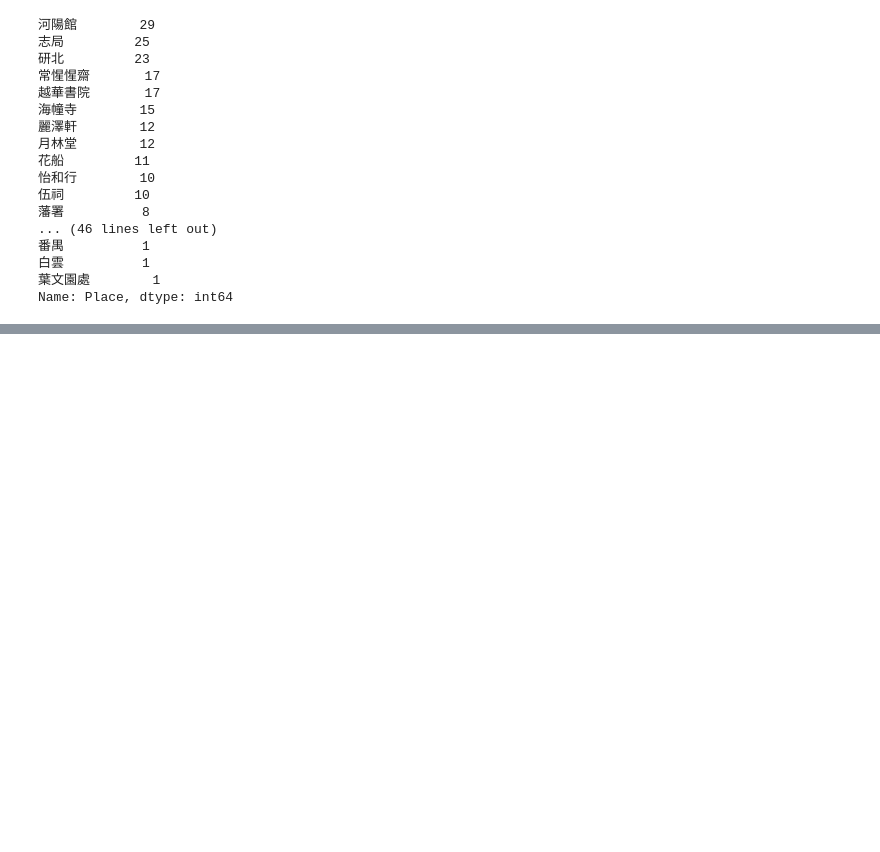
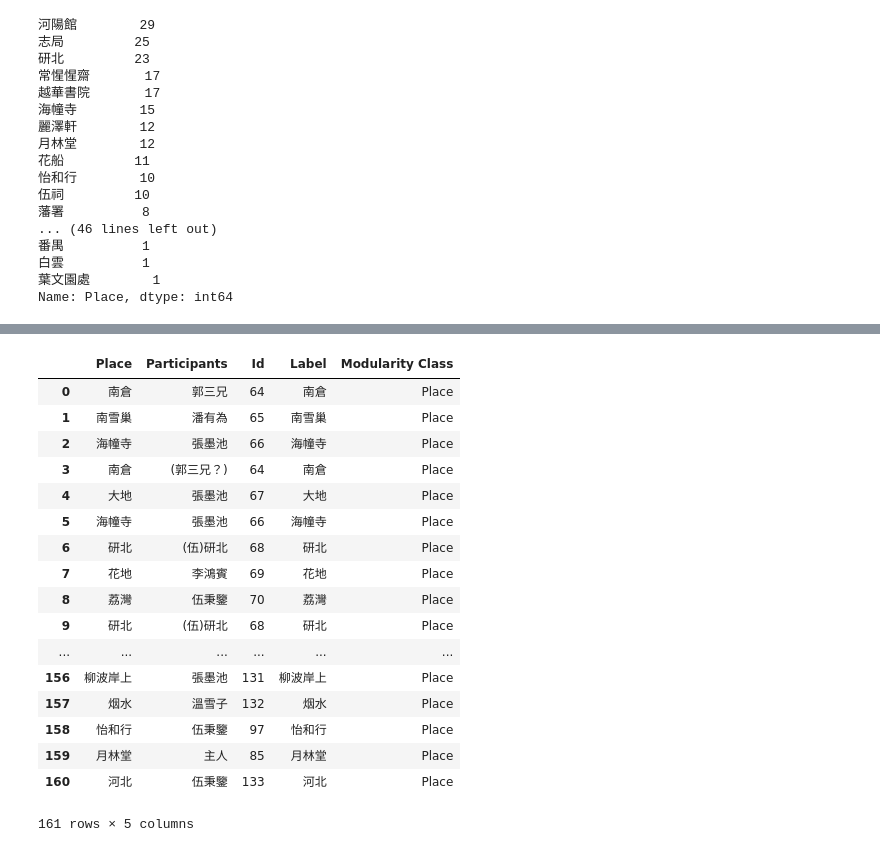
Before and after one commit to yumengzou/XLSDiary_SNA, a Jupyter notebook: Python_Notebook/diary_newFormat.ipynb, the cells around one changed output, grey strips where cells are left out. Saved outputs shown, nothing was run; the diff lists cells and outputs as text; code cells hidden in the pictures; blank space fills up the shorter version.

```diff
--- a/Python_Notebook/diary_newFormat.ipynb
+++ b/Python_Notebook/diary_newFormat.ipynb
@@ -331,0 +361,3 @@ Name: Place, dtype: int64
+# %%
+ppl=pd.DataFrame({"Label":geoac["Participants"].unique(),"Modularity Class":"People"})
+ppl
@@ -331,0 +383,3 @@ Name: Place, dtype: int64
+# %%
+place=pd.DataFrame({"Label":geoac["Place"].unique(),"Modularity Class":"Place"})
+place
@@ -331,0 +405,3 @@ Name: Place, dtype: int64
+# %%
+nodes=pd.DataFrame(ppl.append(place,ignore_index=True))
+nodes
@@ -331,0 +427,4 @@ Name: Place, dtype: int64
+# %%
+nodes.reset_index(inplace=True)
+nodes.rename(columns={"index":"Id"},inplace=True)
+nodes
@@ -331,0 +452,21 @@ Name: Place, dtype: int64
+# %%
+pd.merge(geoac,nodes,how='left',left_on="Place",right_on="Label")
+# %% [output]
+|  | Place | Participants | Id | Label | Modularity Class |
+| 0 | 南倉 | 郭三兄 | 64 | 南倉 | Place |
+| 1 | 南雪巢 | 潘有為 | 65 | 南雪巢 | Place |
+| 2 | 海幢寺 | 張墨池 | 66 | 海幢寺 | Place |
+| 3 | 南倉 | (郭三兄？) | 64 | 南倉 | Place |
+| 4 | 大地 | 張墨池 | 67 | 大地 | Place |
+| 5 | 海幢寺 | 張墨池 | 66 | 海幢寺 | Place |
+| 6 | 研北 | (伍)研北 | 68 | 研北 | Place |
+| 7 | 花地 | 李鴻賓 | 69 | 花地 | Place |
+| 8 | 荔灣 | 伍秉鑒 | 70 | 荔灣 | Place |
+| 9 | 研北 | (伍)研北 | 68 | 研北 | Place |
+| ... | ... | ... | ... | ... | ... |
+| 156 | 柳波岸上 | 張墨池 | 131 | 柳波岸上 | Place |
+| 157 | 烟水 | 溫雪子 | 132 | 烟水 | Place |
+| 158 | 怡和行 | 伍秉鑒 | 97 | 怡和行 | Place |
+| 159 | 月林堂 | 主人 | 85 | 月林堂 | Place |
+| 160 | 河北 | 伍秉鑒 | 133 | 河北 | Place |
+161 rows × 5 columns
```
Also changed, not shown: parts of 14 cells of this notebook, 1 other file.
